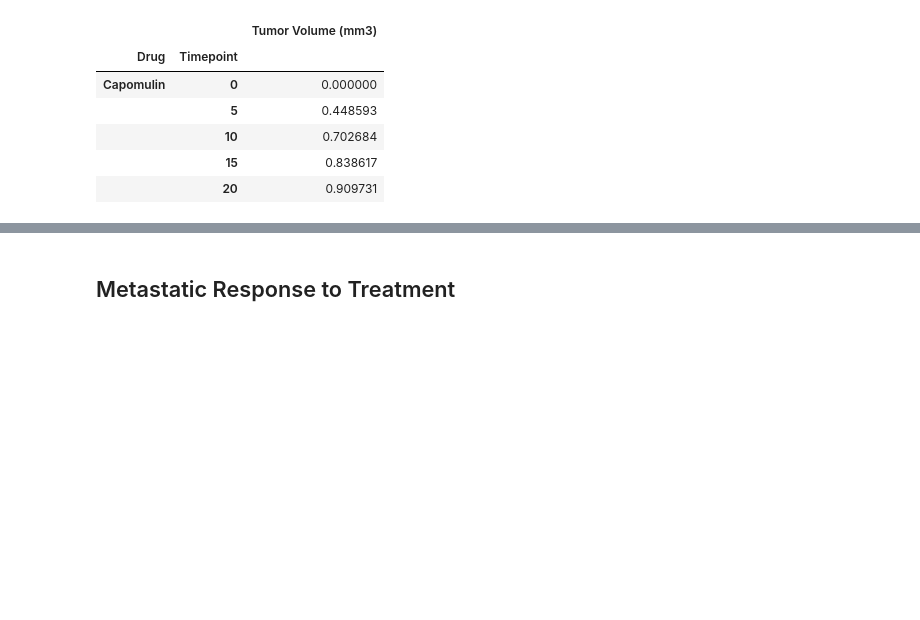
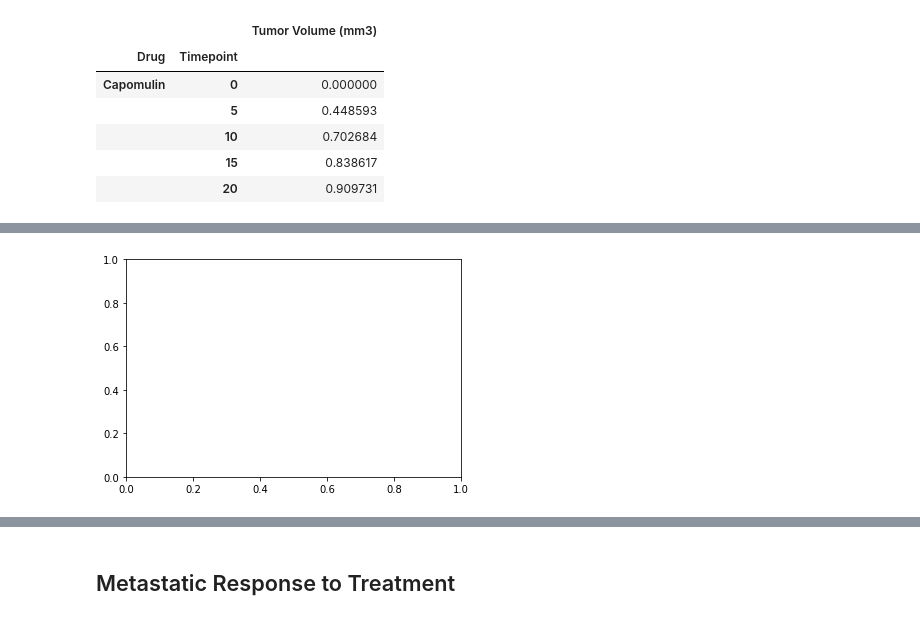
Before and after one commit to cmarchini19/matplotlib-challenge, a Jupyter notebook: Pymaceuticals/pymaceuticals_starter.ipynb, the cells around one changed output, grey strips where cells are left out. Drawn from its saved outputs; the diff is of its cells as text; code cells hidden in the pictures; blank space fills up the shorter version.

Commit message:
Pymaceutical update
Data leading up to graph plotting done for: tumor response to treatment; metastatic respones to treatment; and survival rates.

Plots not done. Last graph not started.

```diff
--- a/Pymaceuticals/pymaceuticals_starter.ipynb
+++ b/Pymaceuticals/pymaceuticals_starter.ipynb
@@ -40,10 +40,10 @@ drug_timepoint_mean = merged_data.groupby(["Drug","Timepoint"]).mean()["Tumor Vo
 drug_timepoint_mean
 
 # Convert to DataFrame
-tumor_response_treatment = pd.DataFrame(drug_timepoint_mean)
-tumor_response_treatment
+tumor_response_treatment_mean = pd.DataFrame(drug_timepoint_mean)
 
 # Preview DataFrame
+tumor_response_treatment_mean
 # %% [output]
 |  |  | Tumor Volume (mm3) |
 | Drug | Timepoint |  |
@@ -79,9 +79,7 @@ tumor_response_treatment_stderror.head()
 |  | 20 | 0.909731 |
 # %%
 # Minor Data Munging to Re-Format the Data Frames - MEAN
-tumor_response_treatment = tumor_response_treatment.reset_index()
-tumor_response_treatment
+tumor_response_treatment_mean = tumor_response_treatment_mean.reset_index()
+tumor_response_treatment_mean
 
-tumor_response_treatment = tumor_response_treatment.pivot(index='Timepoint', columns='Drug', values='Tumor Volume (mm3)')
-
-# Preview that Reformatting worked
+tumor_response_treatment_mean = tumor_response_treatment_mean.pivot(index='Timepoint', columns='Drug', values='Tumor Volume (mm3)')
@@ -120,2 +114,18 @@ tumor_response_treatment_stderror.head()
+# %%
+# Generate the Plot (with Error Bars)
+x_axis = tumor_response_treatment_mean.index.unique().tolist()
+x_axis
+
+# Plot the chart
+fig, ax=plt.subplots()
+
+# # for drug in drugs:
+# ax.errorbar(x_axis, tumor_response_treatment_mean, tumor_response_treatment_stderror, marker="+", label=drug)
+
+
+# Save the Figure
+#plt.savefig("tumor_response_to_treatment.png")
+# %% [output]
+[figure, added]
 # %%
 # Show the Figure
```
Also changed, not shown: parts of 22 cells of this notebook.
